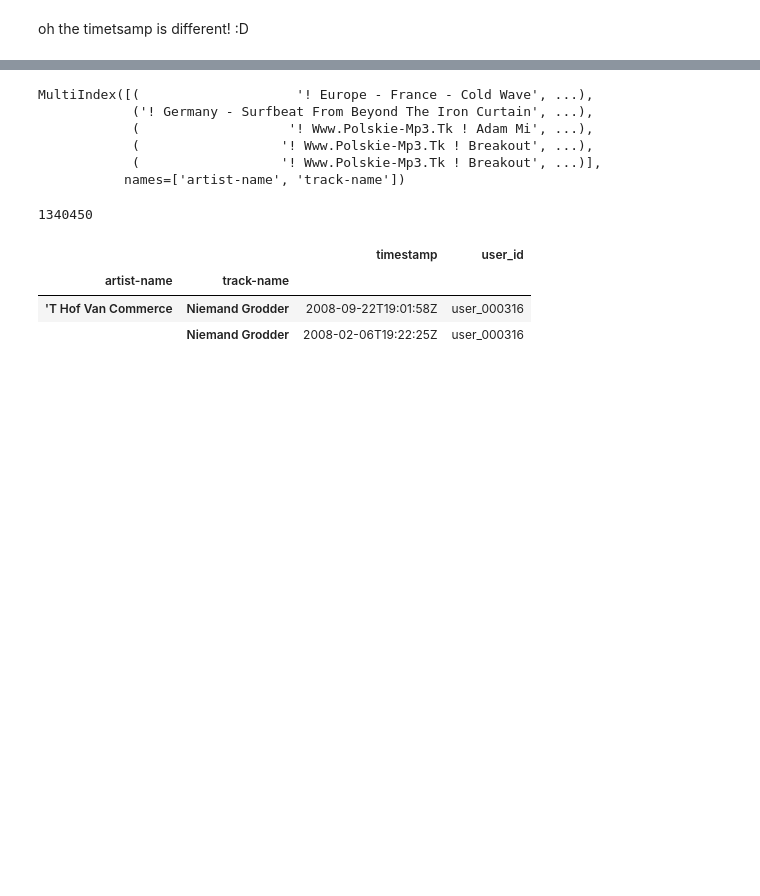
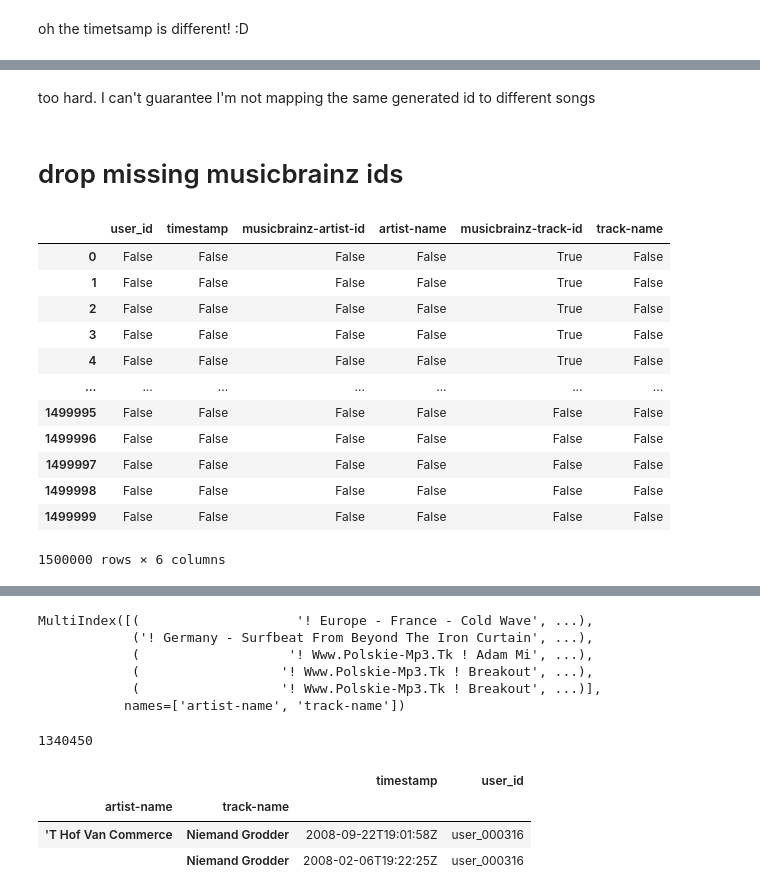
Before and after one commit to mariajoaolavoura/measuring_forgetting, a Jupyter notebook: notebooks/LastFM1k - EDA.ipynb, the cells around one changed output, grey strips where cells are left out. Saved outputs shown, nothing was run; the diff lists cells and outputs as text; code cells hidden in the pictures; blank space fills up the shorter version.

```diff
--- a/notebooks/LastFM1k - EDA.ipynb
+++ b/notebooks/LastFM1k - EDA.ipynb
@@ -340,0 +406,20 @@ df
+# %% [markdown]
+too hard. I can't guarantee I'm not mapping the same generated id to different songs
+# %% [markdown]
+# drop missing musicbrainz ids
+# %%
+orig_df.isna()
+# %% [output]
+|  | user_id | timestamp | musicbrainz-artist-id | artist-name | musicbrainz-track-id | track-name |
+| 0 | False | False | False | False | True | False |
+| 1 | False | False | False | False | True | False |
+| 2 | False | False | False | False | True | False |
+| 3 | False | False | False | False | True | False |
+| 4 | False | False | False | False | True | False |
+| ... | ... | ... | ... | ... | ... | ... |
+| 1499995 | False | False | False | False | False | False |
+| 1499996 | False | False | False | False | False | False |
+| 1499997 | False | False | False | False | False | False |
+| 1499998 | False | False | False | False | False | False |
+| 1499999 | False | False | False | False | False | False |
+1500000 rows × 6 columns
```
Also changed, not shown: parts of 35 cells of this notebook, 3 other files.
